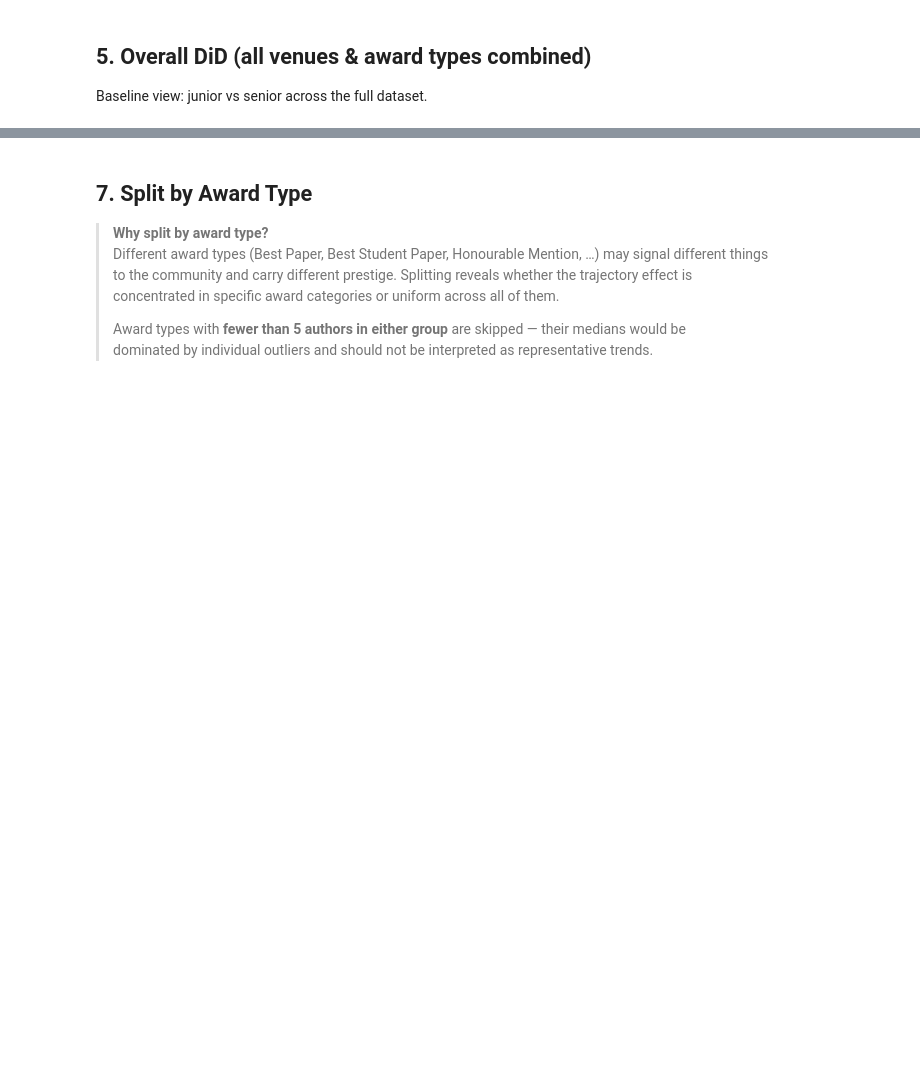
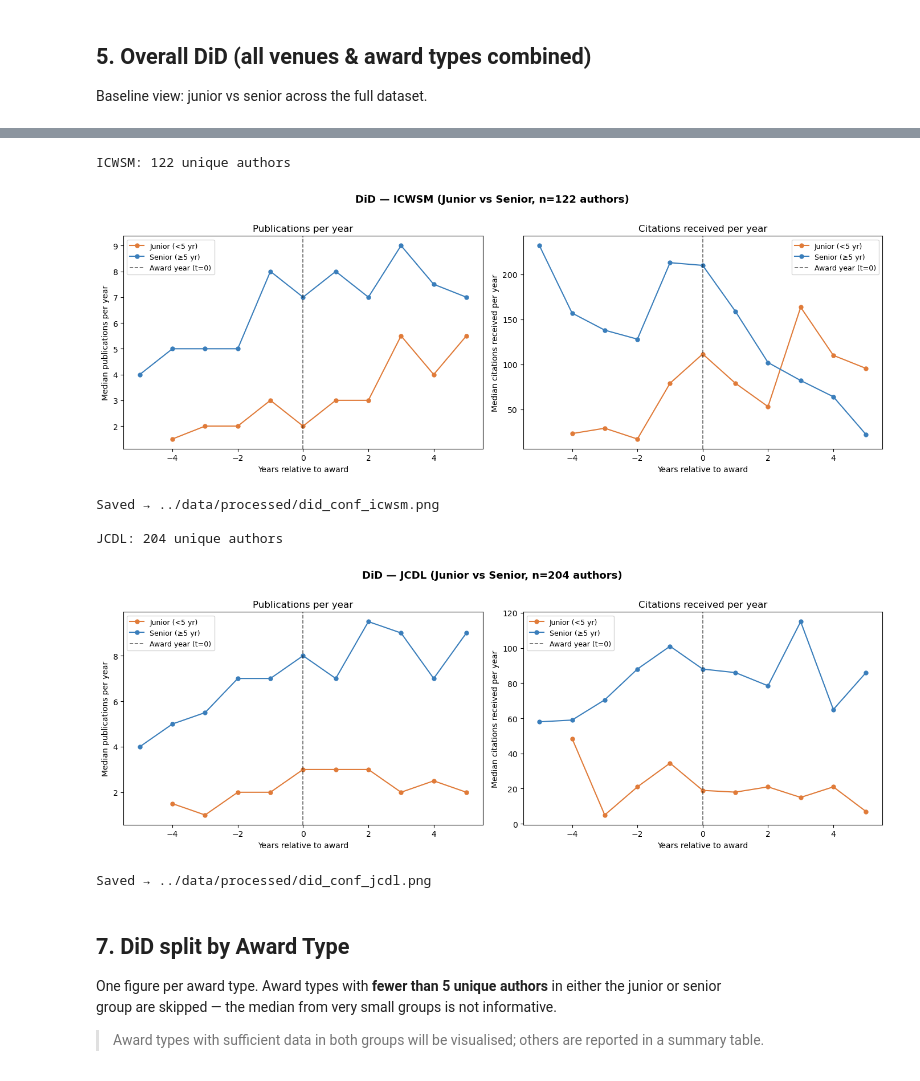
Before and after one commit to AppleShay/thesis-best-paper-trajectories, a Jupyter notebook: notebooks/38_did_publication_citation_trajectories.ipynb, the cells around one changed output, grey strips where cells are left out. Drawn from its saved outputs; the diff is of its cells as text; code cells hidden in the pictures; blank space fills up the shorter version.

```diff
--- a/notebooks/38_did_publication_citation_trajectories.ipynb
+++ b/notebooks/38_did_publication_citation_trajectories.ipynb
@@ -212,18 +229,25 @@ did_plot(
 # %%
 for conf, grp in merged.groupby('conference'):
+    n_authors = grp['author_id'].nunique()
+    print(f'\n{conf}: {n_authors} unique authors')
     did_plot(
-        grp,
-        title=f'DiD — {conf} (Junior vs Senior)',
+        df=grp,
+        title=f'DiD — {conf} (Junior vs Senior, n={n_authors} authors)',
         savepath=f'../data/processed/did_conf_{conf.lower()}.png'
     )
+# %% [output]
+ICWSM: 122 unique authors
+[figure, added]
+Saved → ../data/processed/did_conf_icwsm.png
+
+JCDL: 204 unique authors
+[figure, added]
+Saved → ../data/processed/did_conf_jcdl.png
 # %% [markdown]
-## 7. Split by Award Type
+## 7. DiD split by Award Type
 
-> **Why split by award type?**
-> Different award types (Best Paper, Best Student Paper, Honourable Mention, …) may signal different things
-> to the community and carry different prestige. Splitting reveals whether the trajectory effect is
-> concentrated in specific award categories or uniform across all of them.
->
-> Award types with **fewer than 5 authors in either group** are skipped — their medians would be
-> dominated by individual outliers and should not be interpreted as representative trends.
+One figure per award type. Award types with **fewer than 5 unique authors** in either the junior or senior
+group are skipped — the median from very small groups is not informative.
+
+> Award types with sufficient data in both groups will be visualised; others are reported in a summary table.
 # %%
```
Also changed, not shown: parts of 12 cells of this notebook.
